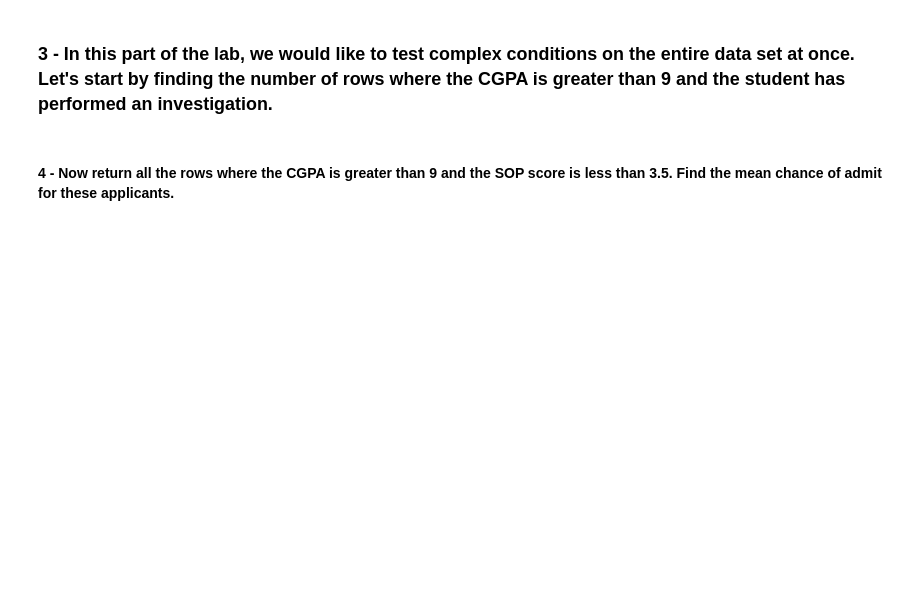
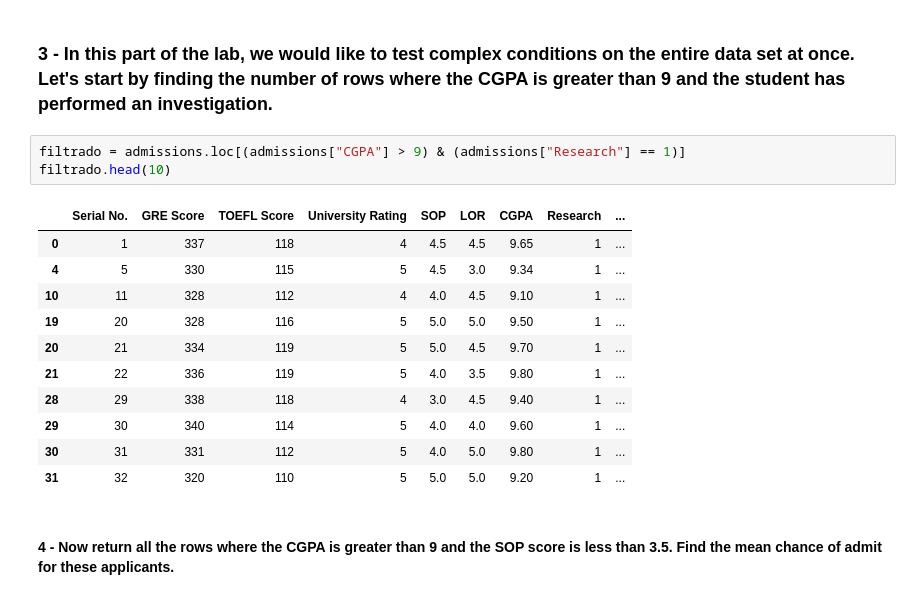
Before and after one commit to Ironhack-Data-Madrid-Marzo-2021/lab-pandas, a Jupyter notebook: your-code/pandas_1.ipynb, the cells around one changed output. Cells and saved outputs as stored; diff of their text form; blank space fills up the shorter version.

```diff
--- a/your-code/pandas_1.ipynb
+++ b/your-code/pandas_1.ipynb
@@ -91,4 +244,19 @@ Turns out that `GRE Score` and `CGPA` also uniquely identify the data. Show this
 # %% [markdown]
 ### 3 - In this part of the lab, we would like to test complex conditions on the entire data set at once. Let's start by finding the number of rows where the CGPA is greater than 9 and the student has performed an investigation.
+# %%
+filtrado = admissions.loc[(admissions["CGPA"] > 9) & (admissions["Research"] == 1)]
+filtrado.head(10)
+# %% [output]
+|  | Serial No. | GRE Score | TOEFL Score | University Rating | SOP | LOR | CGPA | Research | ... |
+| 0 | 1 | 337 | 118 | 4 | 4.5 | 4.5 | 9.65 | 1 | ... |
+| 4 | 5 | 330 | 115 | 5 | 4.5 | 3.0 | 9.34 | 1 | ... |
+| 10 | 11 | 328 | 112 | 4 | 4.0 | 4.5 | 9.10 | 1 | ... |
+| 19 | 20 | 328 | 116 | 5 | 5.0 | 5.0 | 9.50 | 1 | ... |
+| 20 | 21 | 334 | 119 | 5 | 5.0 | 4.5 | 9.70 | 1 | ... |
+| 21 | 22 | 336 | 119 | 5 | 4.0 | 3.5 | 9.80 | 1 | ... |
+| 28 | 29 | 338 | 118 | 4 | 3.0 | 4.5 | 9.40 | 1 | ... |
+| 29 | 30 | 340 | 114 | 5 | 4.0 | 4.0 | 9.60 | 1 | ... |
+| 30 | 31 | 331 | 112 | 5 | 4.0 | 5.0 | 9.80 | 1 | ... |
+| 31 | 32 | 320 | 110 | 5 | 5.0 | 5.0 | 9.20 | 1 | ... |
 # %% [markdown]
 #### 4 - Now return all the rows where the CGPA is greater than 9 and the SOP score is less than 3.5. Find the mean chance of admit for these applicants.
```
Also changed, not shown: parts of 22 cells of this notebook.
